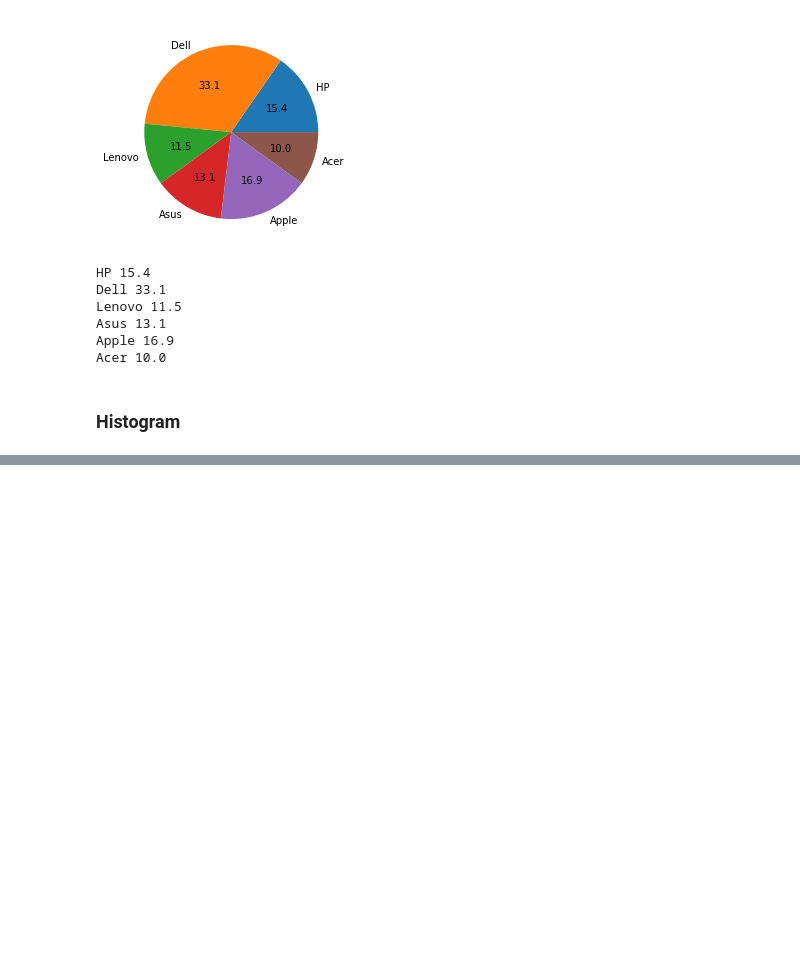
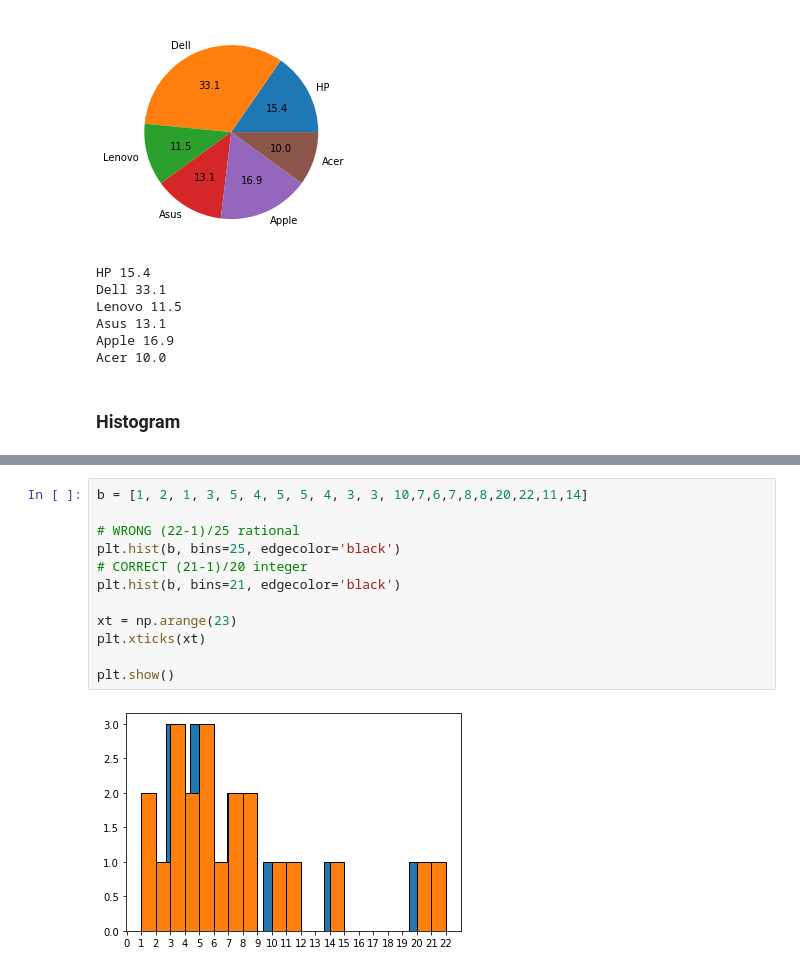
Before and after one commit to Xicoat/DataScienceCourse, a Jupyter notebook: 13_PlottingGraphs/Graphs.ipynb, the cells around one changed output, grey strips where cells are left out. Saved outputs shown, nothing was run; the diff lists cells and outputs as text; blank space fills up the shorter version.

```diff
--- a/13_PlottingGraphs/Graphs.ipynb
+++ b/13_PlottingGraphs/Graphs.ipynb
@@ -293,0 +312,14 @@ Acer 10.0
+# %%
+b = [1, 2, 1, 3, 5, 4, 5, 5, 4, 3, 3, 10,7,6,7,8,8,20,22,11,14]
+
+# WRONG (22-1)/25 rational
+plt.hist(b, bins=25, edgecolor='black')
+# CORRECT (21-1)/20 integer
+plt.hist(b, bins=21, edgecolor='black')
+
+xt = np.arange(23)
+plt.xticks(xt)
+
+plt.show()
+# %% [output]
+[figure, added]
```
Also changed, not shown: parts of 20 cells of this notebook, 1 other file.
